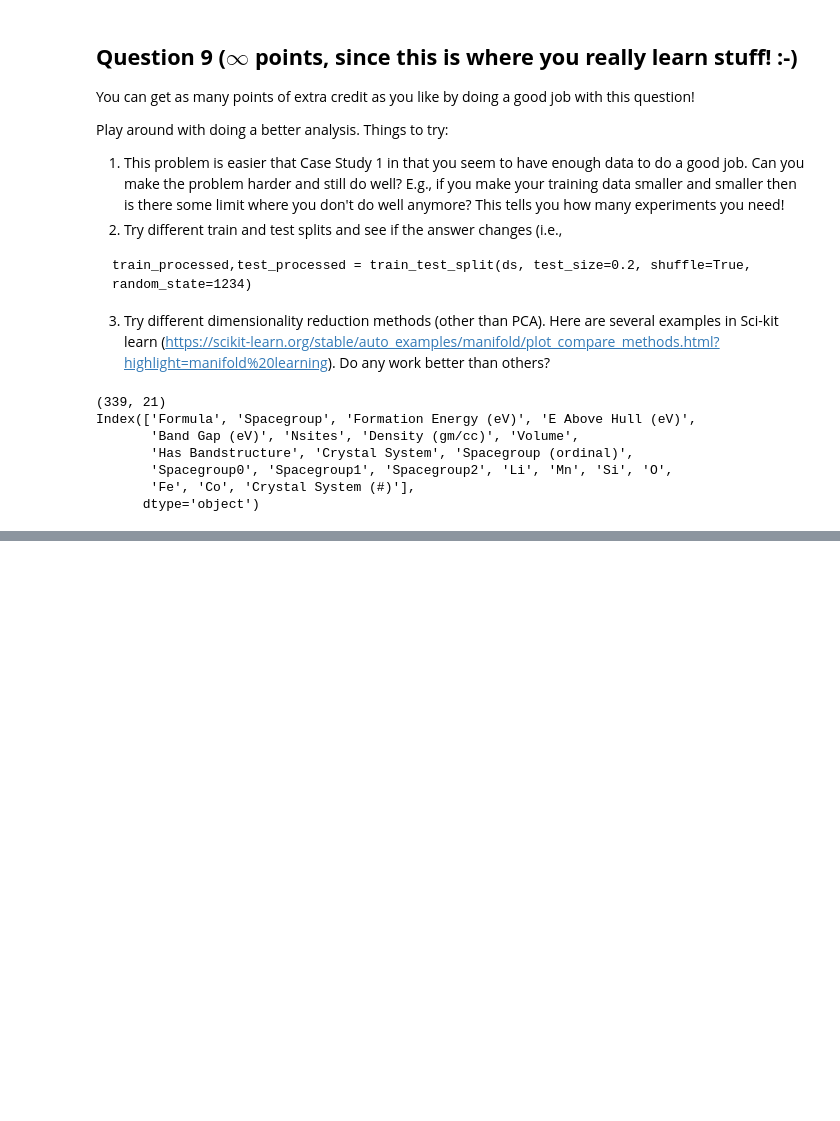
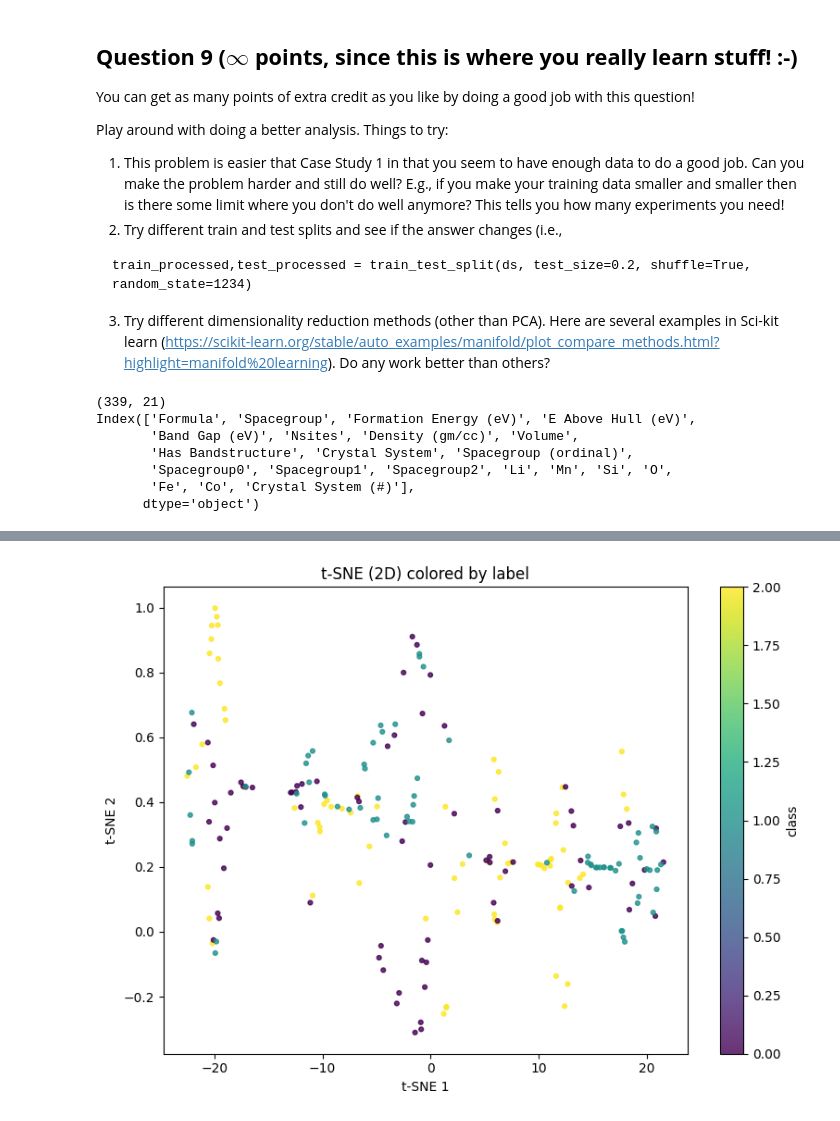
Before and after one commit to dana-fatemeh/DS5006-Machine-Learning-for-Engineering-and-Science-Applications, a Jupyter notebook: CaseStudy_2_Classification.ipynb, the cells around one changed output, grey strips where cells are left out. Cells and saved outputs as stored; diff of their text form; code cells hidden in the pictures; blank space fills up the shorter version.

```diff
--- a/CaseStudy_2_Classification.ipynb
+++ b/CaseStudy_2_Classification.ipynb
@@ -1458,16 +1460,17 @@ for i, feat in enumerate([drop_sp_feat]):
     y = data_rebalanced[labels]
 
     sc = StandardScaler()
-    pca = PCA(n_components=6) # adjust the number of principal component here
+    pca = PCA(n_components=4) # adjust the number of principal component here
     X_sc = pca.fit_transform(sc.fit_transform(X))
 
-
-    # 80% training data and 20% testing
+    # 80% - 60% - ... training data and 20%, 40%, ... testing
     for j , split in enumerate([0.2,0.4,0.6,0.8]):
+        # dtree_pca = None
         Xtrain, Xtest, ytrain, ytest = train_test_split(X_sc, y, test_size=split,shuffle=True, random_state=1)
-        dtree = DecisionTreeClassifier()
-        dtree.fit(Xtrain,ytrain)
-        yp = dtree.predict(Xtest)
+        dtree_pca = DecisionTreeClassifier()
+        # mod_q9 = copy.copy(dtree_pca).fit(Xtrain,ytrain)
+        dtree_pca.fit(Xtrain,ytrain)
+        yp = dtree_pca.predict(Xtest)
 
         accuracy=accuracy_score(yp,ytest)
 
@@ -1499,0 +1568,17 @@ results with PCA and StandardScaler:
+# %%
+# ---- t-SNE visualization ----
+plt.figure(figsize=(8,6))
+
+y_arr = np.array(y)
+
+sc = plt.scatter(X_sc[:,0], X_sc[:,1], c=y_arr, s=12, alpha=0.8)
+
+plt.title("t-SNE (2D) colored by label")
+plt.xlabel("t-SNE 1")
+plt.ylabel("t-SNE 2")
+plt.colorbar(sc, label="class")
+# plt.legend()
+plt.tight_layout()
+plt.show()
+# %% [output]
+[figure, added]
```
Also changed, not shown: parts of 15 cells of this notebook.
